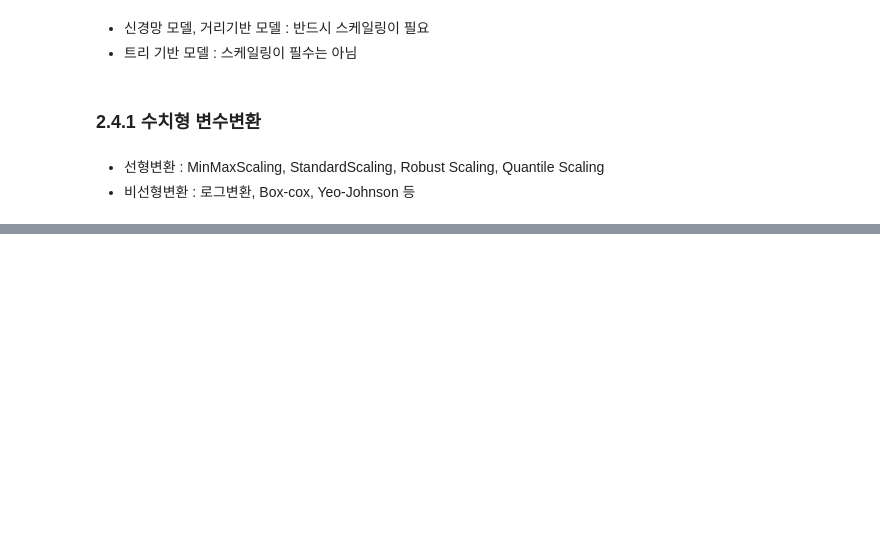
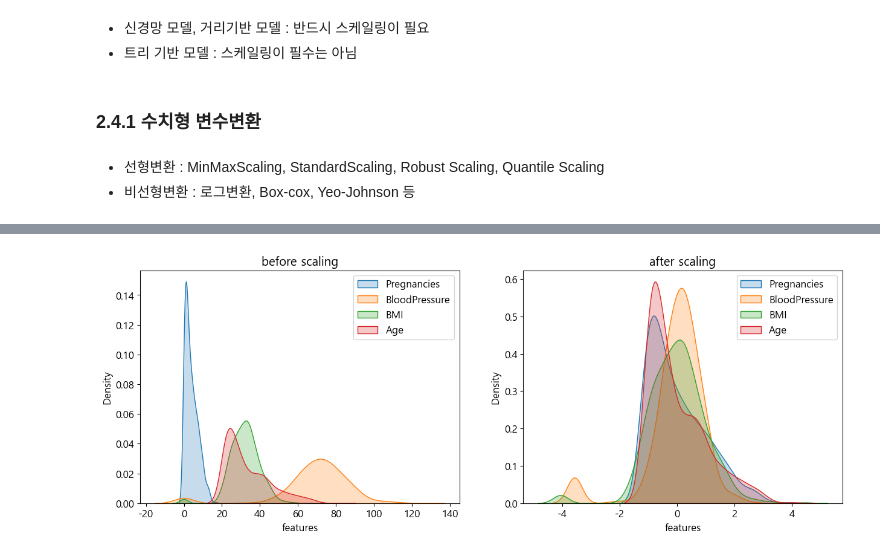
Before and after one commit to Junoflows/ADP, a Jupyter notebook: 교재 정리/2. 전처리.ipynb, the cells around one changed output, grey strips where cells are left out. Drawn from its saved outputs; the diff is of its cells as text; code cells hidden in the pictures; blank space fills up the shorter version.

```diff
--- a/교재 정리/2. 전처리.ipynb
+++ b/교재 정리/2. 전처리.ipynb
@@ -508,3 +508,14 @@ scores
 # %% [markdown]
 - 선형변환 : MinMaxScaling, StandardScaling, Robust Scaling, Quantile Scaling
 - 비선형변환 : 로그변환, Box-cox, Yeo-Johnson 등
+# %%
+import pandas as pd
+import numpy as np
+import warnings
+warnings.filterwarnings(action="ignore")
+
+diabetes = pd.read_csv('./data/2-4_diabetes.csv')
+diabetes.head()
+
+X = diabetes[['Pregnancies', 'BloodPressure', 'BMI', 'Age']]
+y = diabetes['Outcome']
@@ -510,0 +524,10 @@ scores
+# %%
+print(X.describe())
+
+# sklearn의 StandardScaler -> 평균을 0, 표준편차를 1로 만드는 표준화
+from sklearn.preprocessing import StandardScaler
+scaler = StandardScaler()
+X_ss = scaler.fit_transform(X)
+X_ss = pd.DataFrame(X_ss, columns = X.columns)
+
+print(X_ss.describe())
@@ -510,0 +553,26 @@ scores
+# %%
+# scaling 전후 데이터 분포 비교 시각화
+import seaborn as sns
+import matplotlib.pyplot as plt
+# plotting 환경 설정
+import matplotlib.pyplot as plt
+plt.rcParams['figure.figsize'] = (5,5) # 그래프 크기
+plt.rcParams['font.family'] = 'Malgun Gothic' # 글꼴
+plt.rcParams['font.size'] = 12 # 글꼴 크기
+plt.rcParams['axes.unicode_minus'] = False # 마이너스 표기
+
+fig, ax = plt.subplots(1,2, figsize = (15,5))
+for col in X.columns:
+    sns.kdeplot(X[col], legend = True, ax = ax[0], shade = True)
+    sns.kdeplot(X_ss[col], legend = True, ax = ax[1], shade = True)
+
+ax[0].legend(X.columns)
+ax[0].set_title('before scaling')
+ax[0].set_xlabel('features')
+
+ax[1].legend(X_ss.columns)
+ax[1].set_title('after scaling')
+ax[1].set_xlabel('features')
+plt.show()
+# %% [output]
+[figure, added]
```
Also changed, not shown: parts of 14 cells of this notebook, 1 other file.
